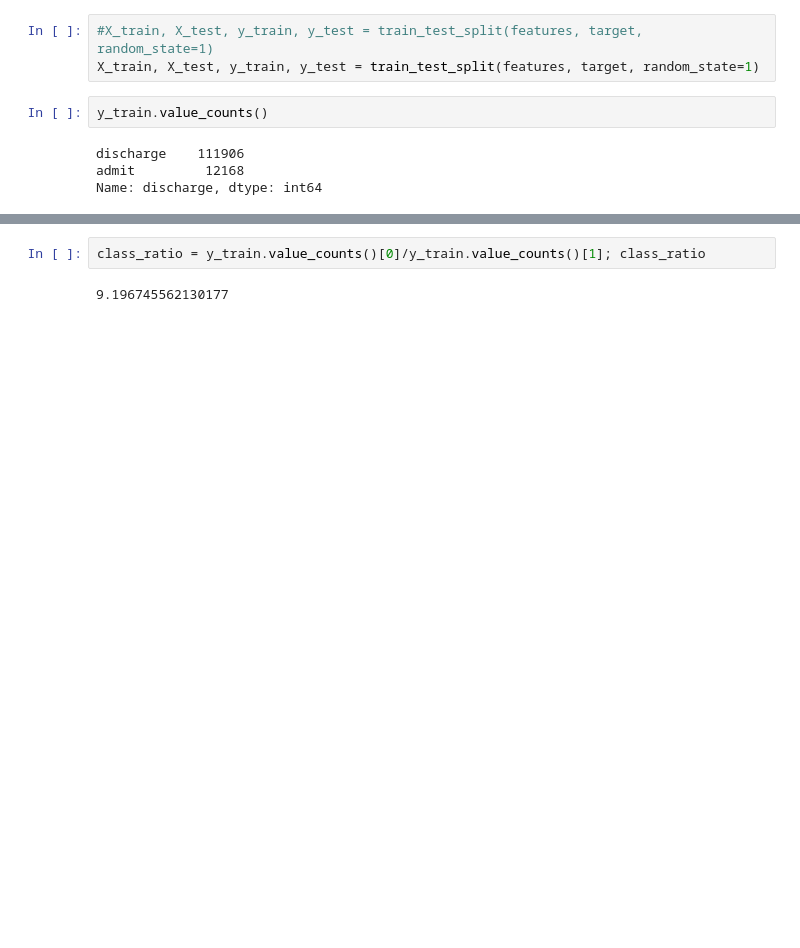
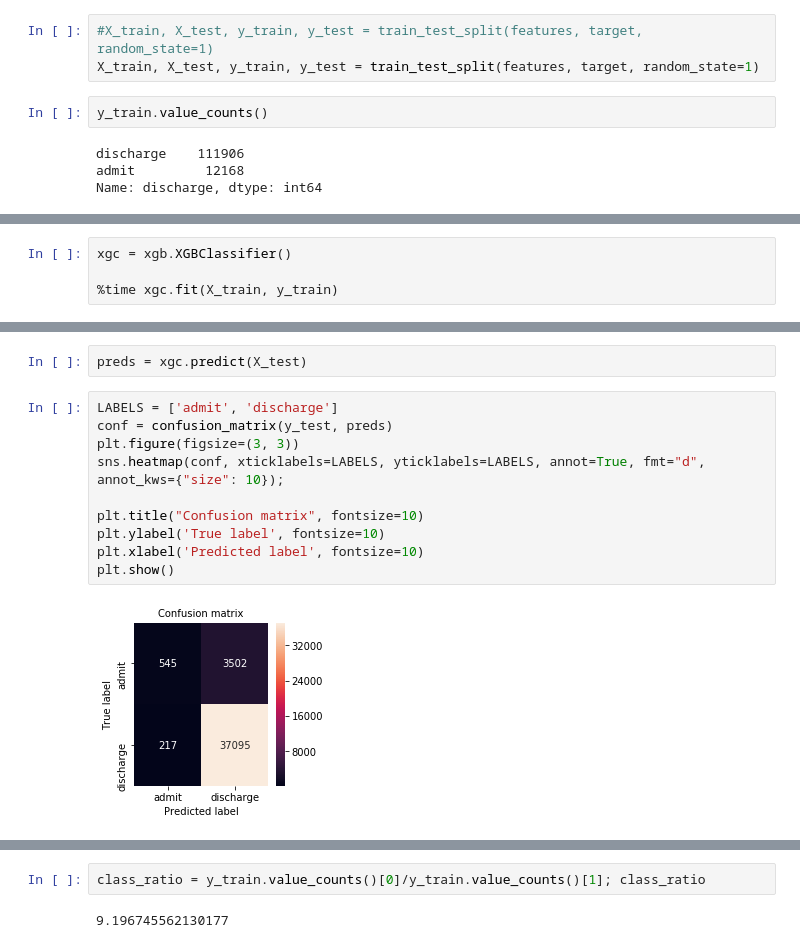
Before and after one commit to Jaskolk/ed-triage, a Jupyter notebook: ED_triage_xgb-v2.ipynb, the cells around one changed output, grey strips where cells are left out. Saved outputs shown, nothing was run; the diff lists cells and outputs as text; blank space fills up the shorter version.

```diff
--- a/ED_triage_xgb-v2.ipynb
+++ b/ED_triage_xgb-v2.ipynb
@@ -163,0 +181,4 @@ Name: discharge, dtype: int64
+# %%
+xgc = xgb.XGBClassifier()
+
+%time xgc.fit(X_train, y_train)
@@ -163,0 +195,14 @@ Name: discharge, dtype: int64
+# %%
+preds = xgc.predict(X_test)
+# %%
+LABELS = ['admit', 'discharge']
+conf = confusion_matrix(y_test, preds)
+plt.figure(figsize=(3, 3))
+sns.heatmap(conf, xticklabels=LABELS, yticklabels=LABELS, annot=True, fmt="d", annot_kws={"size": 10});
+
+plt.title("Confusion matrix", fontsize=10)
+plt.ylabel('True label', fontsize=10)
+plt.xlabel('Predicted label', fontsize=10)
+plt.show()
+# %% [output]
+[figure, added]
```
Also changed, not shown: parts of 31 cells of this notebook, 1 other file.
